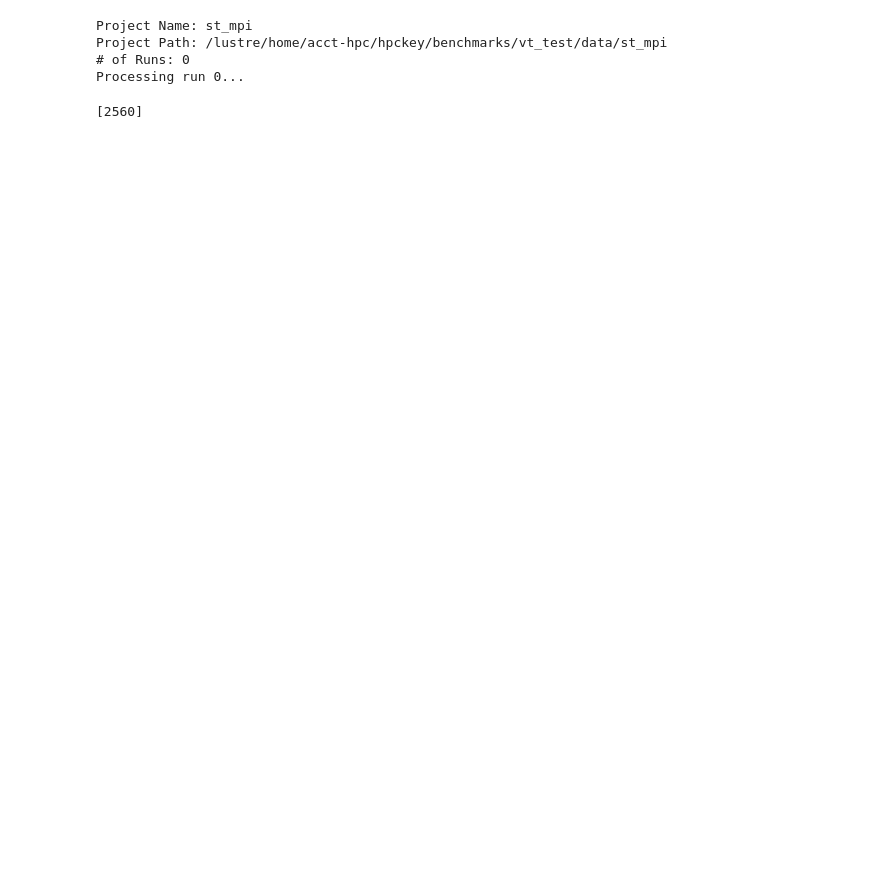
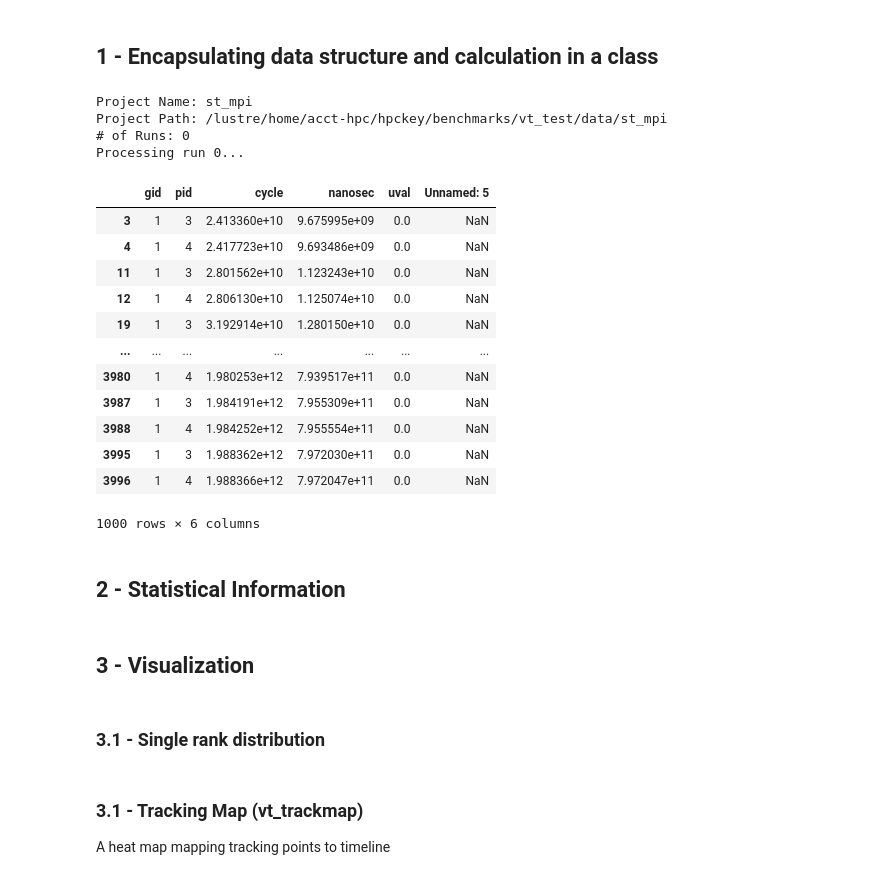
Before and after one commit to KeyLiaoHPC/PerfHound, a Jupyter notebook: varstat/dev.ipynb, the cells around one changed output. Cells and saved outputs as stored; diff of their text form; code cells hidden in the pictures; blank space fills up the shorter version.

```diff
--- a/varstat/dev.ipynb
+++ b/varstat/dev.ipynb
@@ -1,3 +1,5 @@
+# %% [markdown]
+## 1 - Encapsulating data structure and calculation in a class
 # %%
 import os
 import sys
@@ -42,6 +44,8 @@ class VtObject:
         data_root = os.path.expanduser(data_root)
         self.path = os.path.join(data_root, proj_name)
         self.opath = os.path.join(self.path, 'varstat_data')
+        self.df_dict = {}
+        self.__run_df_dict__ = {}
 
     def data_init(self, run_list = [], rank_list = []):
         """
@@ -72,7 +76,9 @@ class VtObject:
             while 1:
                 bak_path = os.path.join(self.path, 'varstat_data_bak_' + str(i))
                 if not os.path.isdir(bak_path):
-                    os.rename(os.opath, bak_path)
+                    os.rename(self.opath, bak_path)
+                    break
+                i += 1
         os.mkdir(self.opath, 0o0755)
 
         # Get # of processes in each run
@@ -93,6 +99,7 @@ class VtObject:
 
             for rank in rank_list:
                 self.abs_to_rel(run, rank)
+            self.df_dict[run] = self.__run_df_dict__
 
     def abs_to_rel(self, run, rank):
         """
@@ -113,6 +120,28 @@ class VtObject:
             os.mkdir(out_csv_path, 0o755)
         out_csv_path = os.path.join(out_csv_path, fname)
         df.to_csv(path_or_buf=out_csv_path, index=False)
+        # save to dict
+        self.__run_df_dict__[rank] = df
+
+    def get_ns(run_id = 0, rank_id = 0, tags, np_arr):
+        """
+        Accquire nanosec data of a rank in a run.
+        """
+
+    def get_cy(run_id = 0, rank_id = 0, tags, np_arr):
+        """
+        Accquire cycle data of a rank in a run.
+        """
+
+    def get_uval(run_id = 0, rank_id = 0, tags, np_arr):
+        """
+        Accquire user-defined value of a rank in a run.
+        """
+
+    def get_event(run_id = 0, rank_id = 0, tags, event_list = list(), np_arr):
+        """
+        Accquire data from defined by an event list of a rank in a run
+        """
 # %%
 vtobj = VtObject('~/benchmarks/vt_test/data', 'st_mpi')
 # %%
@@ -122,7 +151,29 @@ Project Name: st_mpi
 Project Path: /lustre/home/acct-hpc/hpckey/benchmarks/vt_test/data/st_mpi
 # of Runs: 0
 Processing run 0...
-# %%
-vtobj.nranks
-# %% [output]
-[2560]
+# %%
+srank_df = vtobj.df_dict[0][0]
+srank_df = srank_df[srank_df['gid'] == 1]
+#srank_df
+srank_df = srank_df[(srank_df.pid == 3) | (srank_df.pid == 4)]
+srank_df
+# %% [output]
+|  | gid | pid | cycle | nanosec | uval | Unnamed: 5 |
+| 3 | 1 | 3 | 2.413360e+10 | 9.675995e+09 | 0.0 | NaN |
+| 4 | 1 | 4 | 2.417723e+10 | 9.693486e+09 | 0.0 | NaN |
+| 11 | 1 | 3 | 2.801562e+10 | 1.123243e+10 | 0.0 | NaN |
+| 12 | 1 | 4 | 2.806130e+10 | 1.125074e+10 | 0.0 | NaN |
+| 19 | 1 | 3 | 3.192914e+10 | 1.280150e+10 | 0.0 | NaN |
+| ... | ... | ... | ... | ... | ... | ... |
+| 3980 | 1 | 4 | 1.980253e+12 | 7.939517e+11 | 0.0 | NaN |
+| 3987 | 1 | 3 | 1.984191e+12 | 7.955309e+11 | 0.0 | NaN |
+| 3988 | 1 | 4 | 1.984252e+12 | 7.955554e+11 | 0.0 | NaN |
+| 3995 | 1 | 3 | 1.988362e+12 | 7.972030e+11 | 0.0 | NaN |
+| 3996 | 1 | 4 | 1.988366e+12 | 7.972047e+11 | 0.0 | NaN |
+1000 rows × 6 columns
+# %% [markdown]
+## 2 - Statistical Information
+# %% [markdown]
+## 3 - Visualization
+# %% [markdown]
+### 3.1 - Single rank distribution
@@ -128,0 +191,3 @@ vtobj.nranks
+# %% [markdown]
+### 3.1 - Tracking Map (vt_trackmap)
+A heat map mapping tracking points to timeline
```
Also changed, not shown: parts of 7 cells of this notebook.
